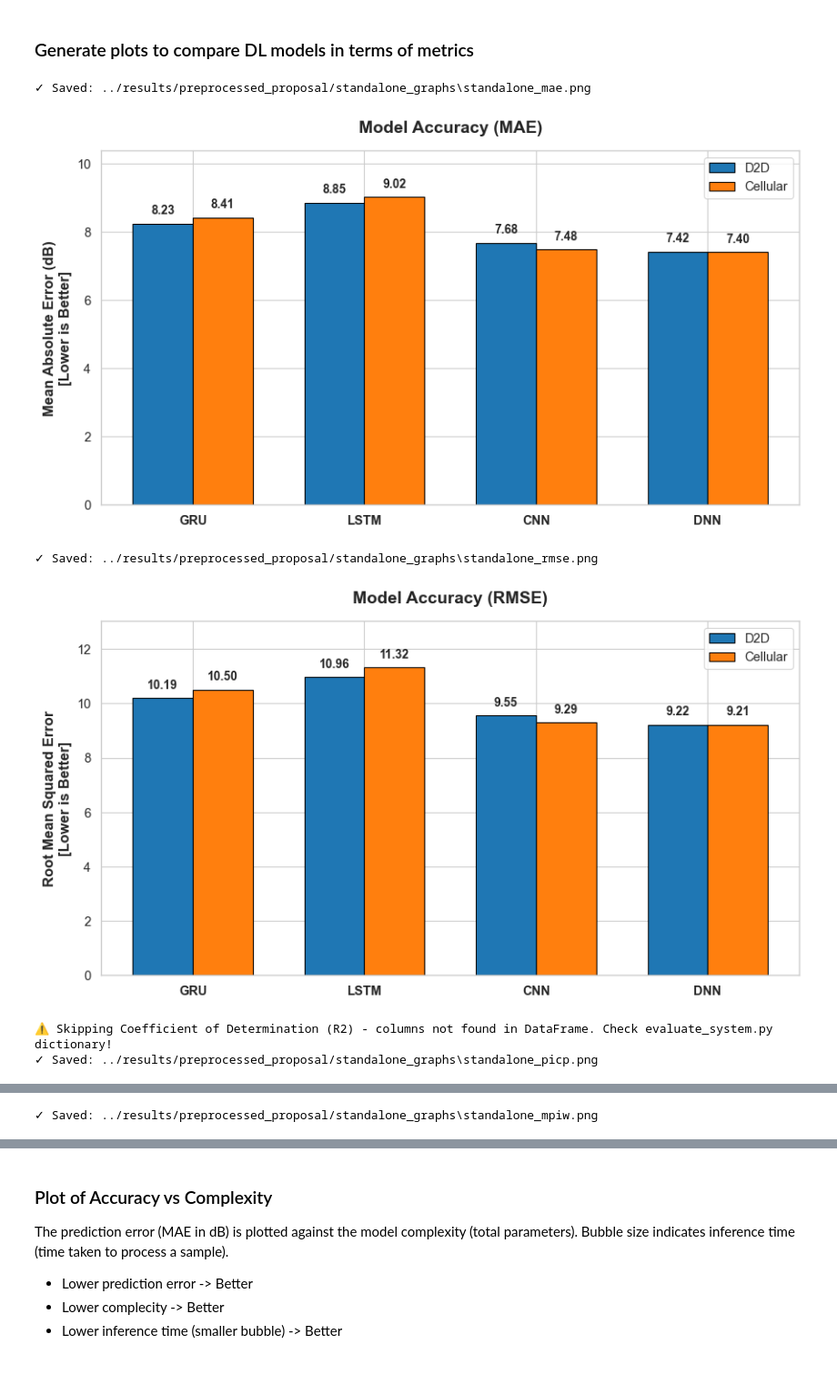
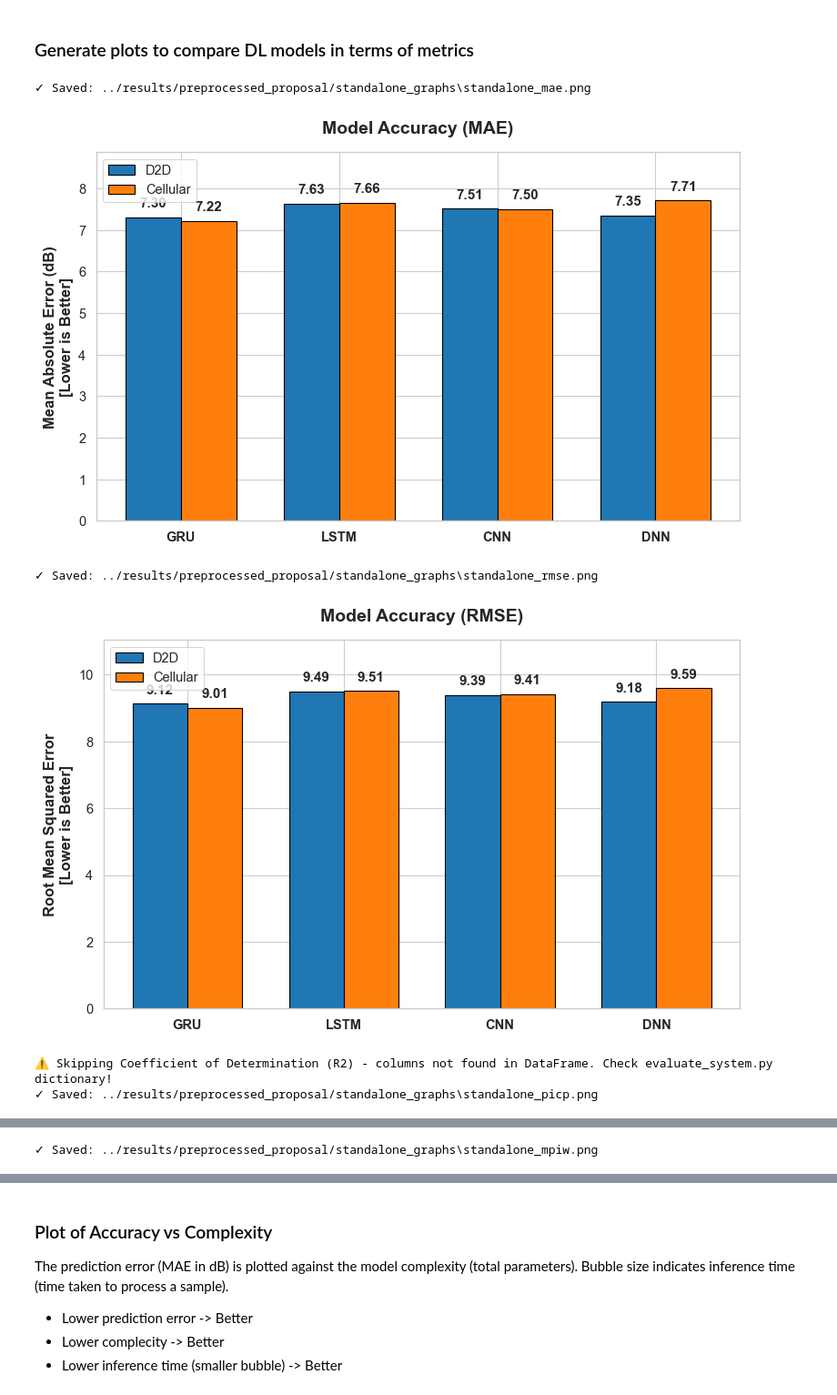
Before and after one commit to WarlockZul/FYP-Deep-Learning-D2D-Mode-Selection, a Jupyter notebook: notebooks/tradeoff_analysis.ipynb, the cells around one changed output, grey strips where cells are left out. Shown at 91% size. Drawn from its saved outputs; the diff is of its cells as text; code cells hidden in the pictures; blank space fills up the shorter version.

```diff
--- a/notebooks/tradeoff_analysis.ipynb
+++ b/notebooks/tradeoff_analysis.ipynb
@@ -14,7 +14,7 @@ sns.set_theme(style="whitegrid", context="paper", font_scale=1.2)
 colors = {'gru': '#1f77b4', 'lstm': '#2ca02c', 'cnn': '#d62728', 'dnn': '#9467bd'}
 
 # Load the evaluation metrics (final results)
-file_path = '../results/preprocessed_proposal/baseline_proposal/final_evaluation_metrics.csv'
+file_path = '../results/preprocessed_proposal/ablation_win16_kdeTrue_AR_seed21/final_evaluation_metrics.csv'
 df = pd.read_csv(file_path, index_col=0)
 
 # Strip any accidental hidden spaces from the column names and index (row names)
@@ -65,7 +70,7 @@ single_metrics = [
 ]
 
 # Create an ordered list of colors based on the current DataFrame index
-ordered_colors = [colors[model_name.lower()] for model_name in df.index]
+ordered_colors = [colors.get(model_name.lower(), '#808080') for model_name in df.index]
 x = np.arange(len(df.index))
 width = 0.35
 
@@ -75,20 +80,29 @@ for col_d2d, col_cell, ylabel, title, filename in dual_metrics:
         print(f"⚠️ Skipping {title} - columns not found in DataFrame. Check evaluate_system.py dictionary!")
         continue
 
-    fig, ax = plt.subplots(figsize=(9, 5))
+    # FIX: Filter out rows (baselines) that have NaN values for these specific prediction metrics
+    valid_df = df.dropna(subset=[col_d2d, col_cell])
 
-    rects1 = ax.bar(x - width/2, df[col_d2d], width, label='D2D', color='#1f77b4', edgecolor='black')
-    rects2 = ax.bar(x + width/2, df[col_cell], width, label='Cellular', color='#ff7f0e', edgecolor='black')
+    # Use the filtered length for the x-axis
+    x_filtered = np.arange(len(valid_df.index))
+
+    # Shrink figsize slightly since there are fewer columns now
+    fig, ax = plt.subplots(figsize=(8, 5))
+
+    rects1 = ax.bar(x_filtered - width/2, valid_df[col_d2d], width, label='D2D', color='#1f77b4', edgecolor='black')
+    rects2 = ax.bar(x_filtered + width/2, valid_df[col_cell], width, label='Cellular', color='#ff7f0e', edgecolor='black')
 
     ax.set_ylabel(ylabel, fontsize=12, fontweight='bold')
     ax.set_title(title, fontsize=14, fontweight='bold', pad=15)
-    ax.set_xticks(x)
-    ax.set_xticklabels(df.index.str.upper(), fontweight='bold')
+    ax.set_xticks(x_filtered)
+
+    # Format labels nicely based only on the valid models
+    ax.set_xticklabels([name.replace('_', ' ').upper() for name in valid_df.index], fontweight='bold')
     ax.legend()
 
-    # Dynamic Y-Axis Scaling (Handles negative values like R2 Score safely)
-    y_max = max(df[col_d2d].max(), df[col_cell].max())
-    y_min = min(df[col_d2d].min(), df[col_cell].min())
+    # Dynamic Y-Axis Scaling
+    y_max = max(valid_df[col_d2d].max(), valid_df[col_cell].max())
+    y_min = min(valid_df[col_d2d].min(), valid_df[col_cell].min())
 
     pad_upper = y_max * 0.15 if y_max > 0 else 0
     pad_lower = y_min * 0.15 if y_min < 0 else 0
@@ -102,14 +116,15 @@ for col_d2d, col_cell, ylabel, title, filename in dual_metrics:
     for rects in [rects1, rects2]:
         for bar in rects:
             yval = bar.get_height()
+
             label = f"{yval:.3f}" if 'R2' in col_d2d else f"{yval:.2f}"
 
             if yval >= 0:
                 offset = upper_lim * 0.02 if upper_lim != 0 else 0.1
-                ax.text(bar.get_x() + bar.get_width()/2, yval + offset, label, ha='center', va='bottom', fontsize=10, fontweight='bold')
+                ax.text(bar.get_x() + bar.get_width()/2, yval + offset, label, ha='center', va='bottom', fontsize=11, fontweight='bold')
             else:
                 offset = lower_lim * 0.02 if lower_lim != 0 else -0.1
-                ax.text(bar.get_x() + bar.get_width()/2, yval + offset, label, ha='center', va='top', fontsize=10, fontweight='bold')
+                ax.text(bar.get_x() + bar.get_width()/2, yval + offset, label, ha='center', va='top', fontsize=11, fontweight='bold')
 
     fig.tight_layout()
     save_path = os.path.join(save_dir, filename)
@@ -139,35 +154,37 @@ for col, ylabel, title, filename in single_metrics:
     upper_lim = y_max + pad_upper if y_max > 0 else 0
     lower_lim = y_min + pad_lower if y_min < 0 else 0
     if upper_lim == 0 and lower_lim == 0: upper_lim = 1.0
     ax.set_ylim(lower_lim, upper_lim)
 
     for bar in bars:
         yval = bar.get_height()
+        if pd.isna(yval) or np.isnan(yval):
+            continue
 
         # Smart formatting based on the metric type
         if col in ['Params', 'FLOPs']:
             label = f"{int(yval):,}"
         elif col in ['Spectral Eff (bps/Hz)']:
             label = f"{yval:.3f}"
         else:
             label = f"{yval:.2f}"
 
         if yval >= 0:
             offset = upper_lim * 0.02 if upper_lim != 0 else 0.1
             ax.text(bar.get_x() + bar.get_width()/2, yval + offset, label, ha='center', va='bottom', fontsize=11, fontweight='bold')
         else:
             offset = lower_lim * 0.02 if lower_lim != 0 else -0.1
             ax.text(bar.get_x() + bar.get_width()/2, yval + offset, label, ha='center', va='top', fontsize=11, fontweight='bold')
 
     fig.tight_layout()
     save_path = os.path.join(save_dir, filename)
     plt.savefig(save_path, dpi=300)
     print(f"✓ Saved: {save_path}")
     plt.show()
 # %% [output]
 ✓ Saved: ../results/preprocessed_proposal/standalone_graphs\standalone_mae.png
-[figure, old version]
+[figure, new version]
 ✓ Saved: ../results/preprocessed_proposal/standalone_graphs\standalone_rmse.png
-[figure, old version]
+[figure, new version]
 ⚠️ Skipping Coefficient of Determination (R2) - columns not found in DataFrame. Check evaluate_system.py dictionary!
 ✓ Saved: ../results/preprocessed_proposal/standalone_graphs\standalone_picp.png
```
Also changed, not shown: parts of 5 cells of this notebook, 4 other files.
